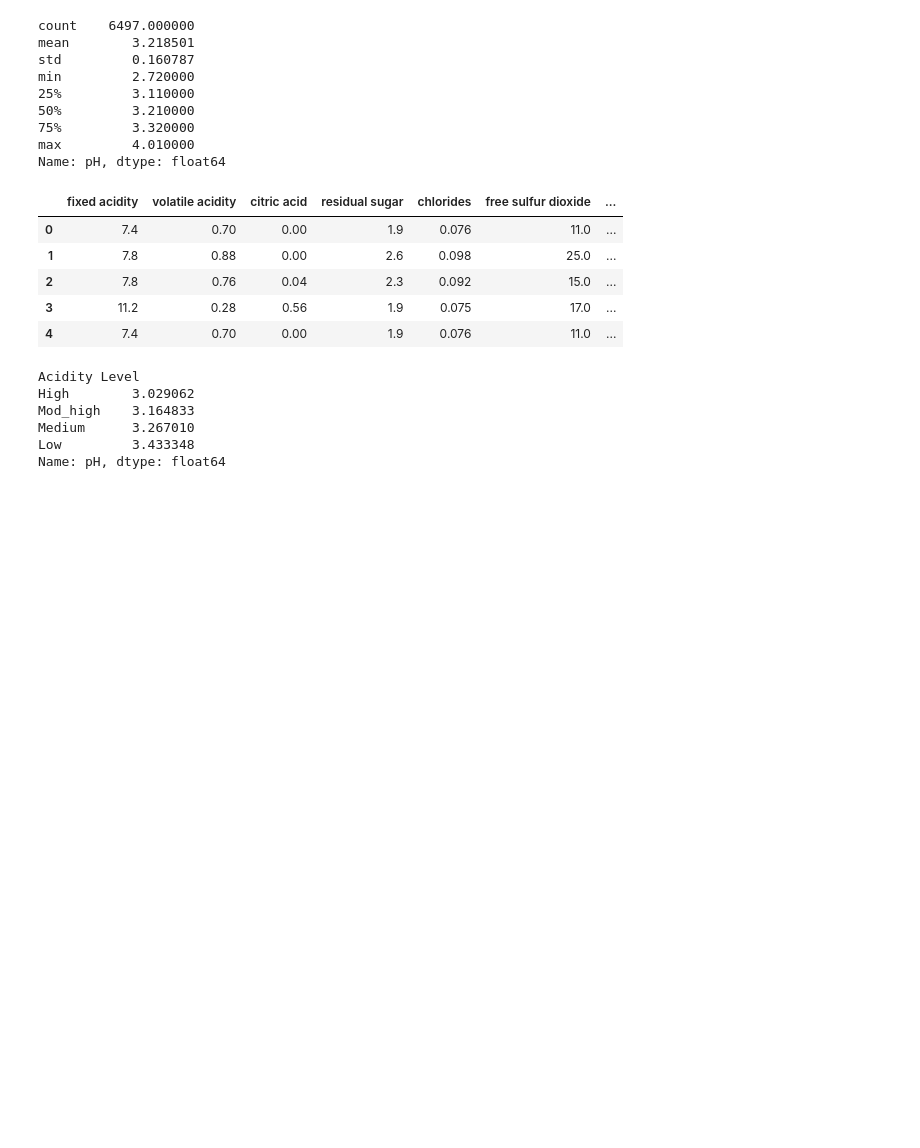
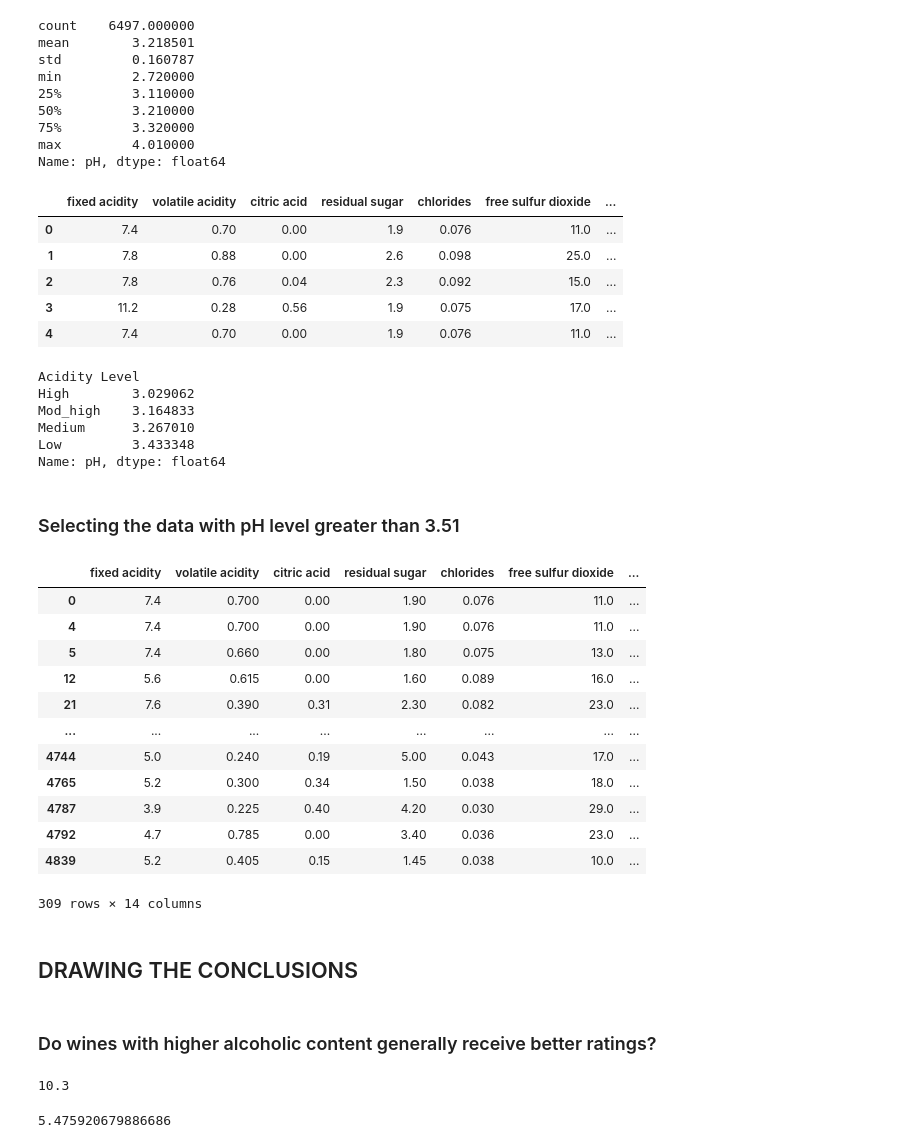
Before and after one commit to tejpalsingh1999/Red-White-Wine-Dataset-Analyses, a Jupyter notebook: Wine Data Analysis.ipynb, the cells around one changed output. Drawn from its saved outputs; the diff is of its cells as text; code cells hidden in the pictures; blank space fills up the shorter version.

```diff
--- a/Wine Data Analysis.ipynb
+++ b/Wine Data Analysis.ipynb
@@ -259,3 +262,30 @@ Mod_high    3.164833
 Medium      3.267010
 Low         3.433348
 Name: pH, dtype: float64
+# %% [markdown]
+### Selecting the data with pH level greater than 3.51
+# %%
+ph_level = combine_wine.query('pH > 3.50')
+ph_level
+# %% [output]
+|  | fixed acidity | volatile acidity | citric acid | residual sugar | chlorides | free sulfur dioxide | ... |
+| 0 | 7.4 | 0.700 | 0.00 | 1.90 | 0.076 | 11.0 | ... |
+| 4 | 7.4 | 0.700 | 0.00 | 1.90 | 0.076 | 11.0 | ... |
+| 5 | 7.4 | 0.660 | 0.00 | 1.80 | 0.075 | 13.0 | ... |
+| 12 | 5.6 | 0.615 | 0.00 | 1.60 | 0.089 | 16.0 | ... |
+| 21 | 7.6 | 0.390 | 0.31 | 2.30 | 0.082 | 23.0 | ... |
+| ... | ... | ... | ... | ... | ... | ... | ... |
+| 4744 | 5.0 | 0.240 | 0.19 | 5.00 | 0.043 | 17.0 | ... |
+| 4765 | 5.2 | 0.300 | 0.34 | 1.50 | 0.038 | 18.0 | ... |
+| 4787 | 3.9 | 0.225 | 0.40 | 4.20 | 0.030 | 29.0 | ... |
+| 4792 | 4.7 | 0.785 | 0.00 | 3.40 | 0.036 | 23.0 | ... |
+| 4839 | 5.2 | 0.405 | 0.15 | 1.45 | 0.038 | 10.0 | ... |
+309 rows × 14 columns
+# %% [markdown]
+## DRAWING THE CONCLUSIONS
+# %% [markdown]
+### Do wines with higher alcoholic content generally receive better ratings?
+# %%
+combine_wine['alcohol'].median()
+# %% [output]
+10.3
@@ -261,0 +295,4 @@ Name: pH, dtype: float64
+# %%
+low_alcohol
+# %% [output]
+5.475920679886686
```
Also changed, not shown: parts of 10 cells of this notebook.
